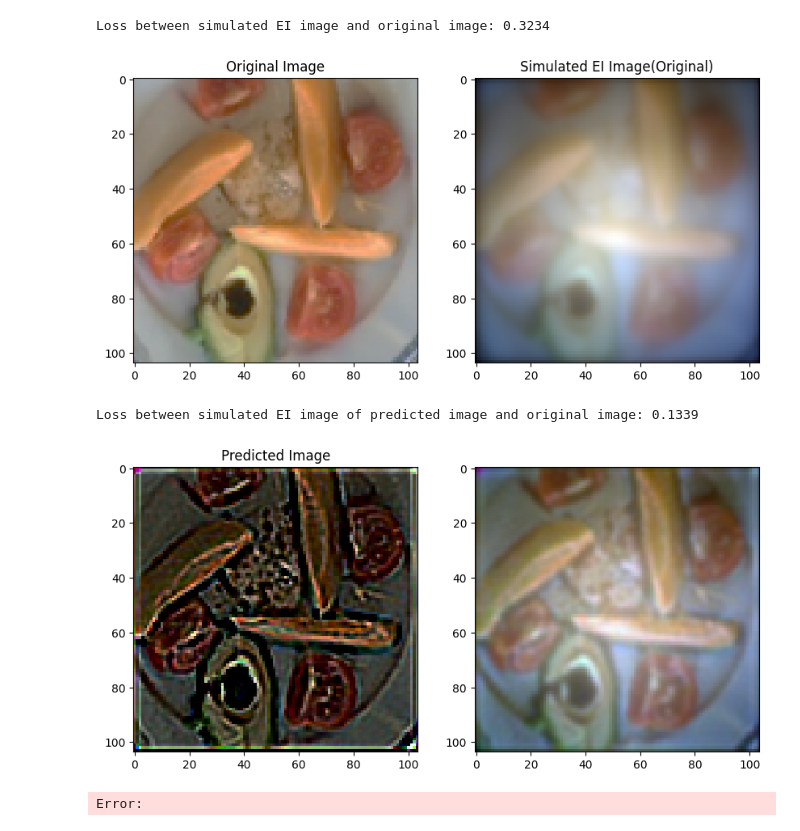
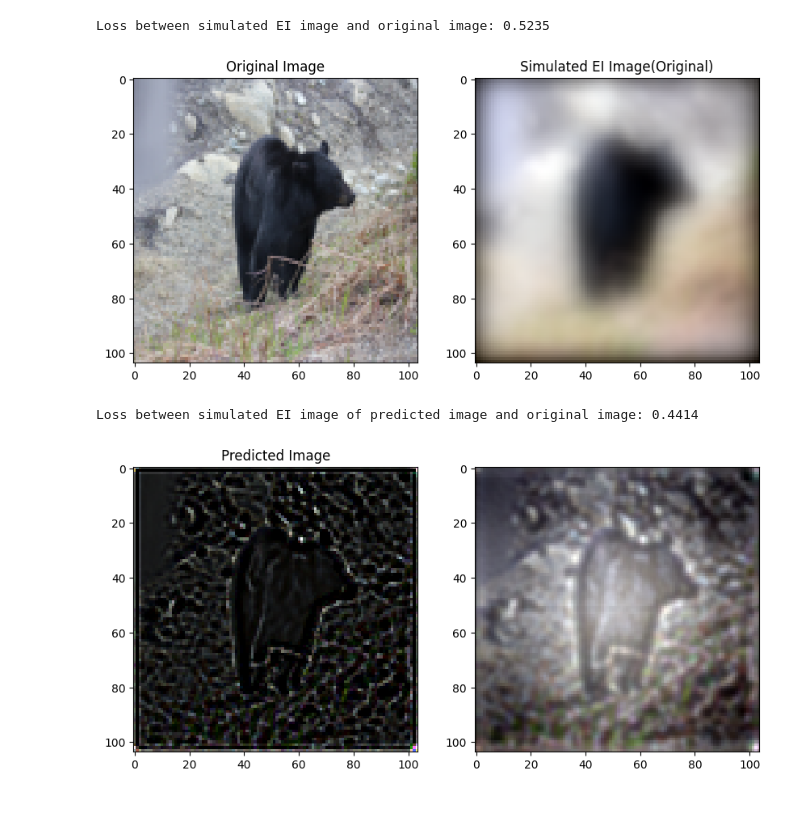
Before and after one commit to suibianhuahua/Dual_try_2_2025-10-16, a Jupyter notebook: Try.ipynb, the cells around one changed output. Drawn from its saved outputs; the diff is of its cells as text; code cells hidden in the pictures.

```diff
--- a/Try.ipynb
+++ b/Try.ipynb
@@ -13,10 +14,11 @@ criterion=AberrationLoss().to(device)
 # %%
 
 # 路径加载，模型路径等
-model_path = ".\\best_pre_correction_models\\final_model_20251019_195055.pth"  # 或 "best_pre_correction_model.pth"
+model_path = ".\\best_pre_correction_models\\best_model_20251031_114723_loss0.2132.pth"  # 或 "best_pre_correction_model.pth"
 model_path_1 = "best_pre_correction_model.pth"
-test_image_path="E:\\桌面\\微信图片_20251019131600_122_386.png"
+# test_image_path="E:\\桌面\\微信图片_20251019131600_122_386.png"
 # F:\\BaiduNetdiskDownload\\COCO_2014\\val2014\\COCO_val2014_000000000502.jpg
+test_image_path="F:\\BaiduNetdiskDownload\\COCO_2014\\val2014\\COCO_val2014_000000000502.jpg"
 lambda_values=np.array([486,587,656])*1e-9  # 波长，单位米
 # lOSS：0.4270
 aberration_coeffs1 = np.array([
@@ -32,9 +34,10 @@ aberration_coeffs = np.array([
 ])
 # 计算PSF
 
-
 PSF1= compute_psf(lambda_values, aberration_coeffs1,g=8.48e-3,visualize=False)
 PSF= compute_psf(lambda_values, aberration_coeffs,visualize=False)
+
+PSF_zemax=extract_psf("PSF.txt",visual=False)
 # %%
 if os.path.exists(test_image_path):
     test_img=Image.open(test_image_path).convert('RGB').resize((104,104))
@@ -44,38 +47,38 @@ else:
 # 测试的原图片
 test_tensor=torch.from_numpy(test_array.transpose(2,0,1)).unsqueeze(0).to(device)
 # 测试的原图片转为Pytorch向量
-simulated_test_image=torch_apply_psf(PSF1,test_tensor)
+simulated_test_image=torch_apply_psf(PSF_zemax,test_tensor)
 
 
 
 # 对模拟成像的simulated_test_image进行处理，使其可以完成可视化
 # 修正维度不匹配
 if simulated_test_image.dim() == 3:  # 如果丢失批量维度，添加回去
     simulated_test_image = simulated_test_image.unsqueeze(0)
 elif simulated_test_image.dim() != 4:  # 确保是 4 维张量
     raise ValueError(f"Unexpected dimension of simulated_test: {simulated_test_image.shape}")
 
 loss=criterion(simulated_test_image,test_tensor)
 
 # 转simulated_test_image(tensor)为numpy数组
 if simulated_test_image.dim()==4: # [B,C,H,W]
     simulated_test_image=simulated_test_image.squeeze(0).detach().cpu().numpy().transpose(1,2,0)
 else:
     raise ValueError(f"Unexpected dimension of simulated_test after unsqueeze: {simulated_test_image.shape}")
 
 plt.figure(figsize=(10,5))
 plt.subplot(1,2,1)
 plt.title("Original Image")
 plt.imshow(test_array)
 plt.subplot(1,2,2)
 plt.title("Simulated EI Image(Original)")
 plt.imshow(simulated_test_image)
 
 
 print(f"Loss between simulated EI image and original image: {loss.item():.4f}")
 # %% [output]
-Loss between simulated EI image and original image: 0.3234
+Loss between simulated EI image and original image: 0.5235
-[figure, old version]
+[figure, new version]
 # %%
 # 使用训练后的模型去校正EI图片
 model=AberrationCNN().to(device)
@@ -105,6 +108,5 @@ loss1=criterion(Simulated_procorrected_image,test_tensor)
 
 print(f"Loss between simulated EI image of predicted image and original image: {loss1.item():.4f}")
 # %% [output]
-Loss between simulated EI image of predicted image and original image: 0.1339
+Loss between simulated EI image of predicted image and original image: 0.4414
-[figure, old version]
+[figure, new version]
-Error:
```
Also changed, not shown: parts of 2 cells of this notebook, 41 other files.
